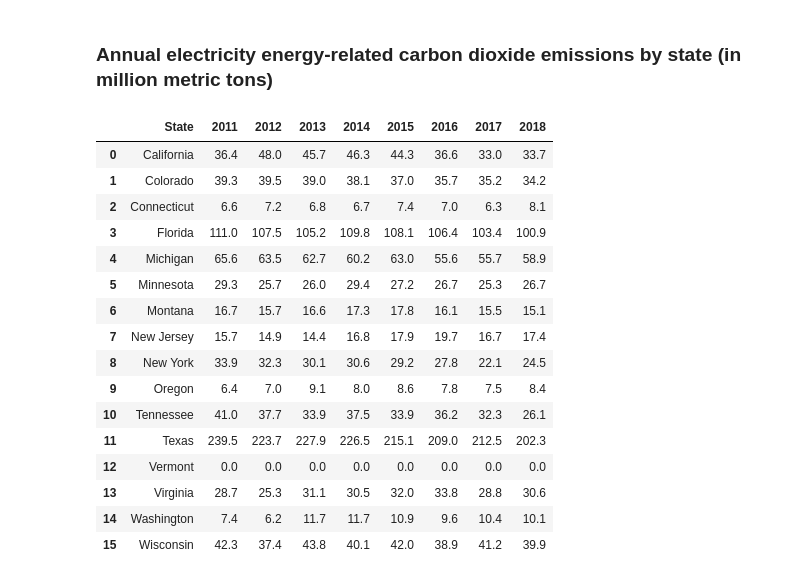
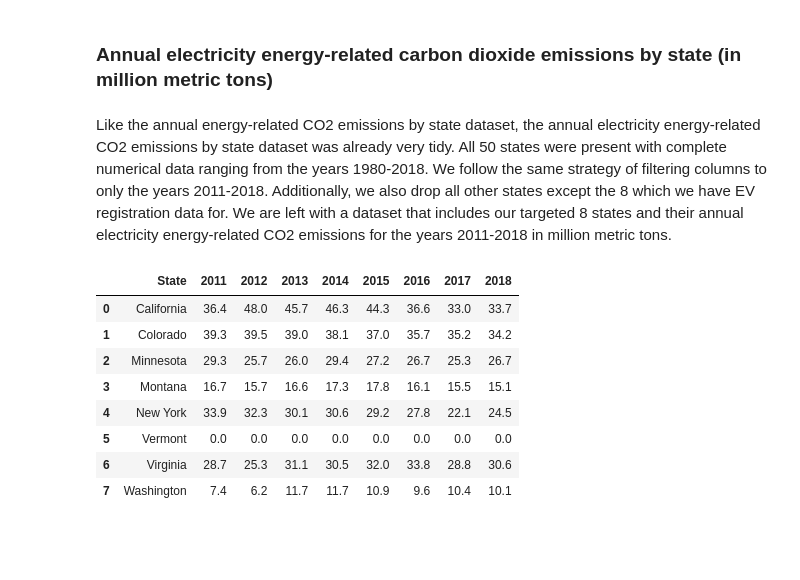
Before and after one commit to michaelgranado/EV-Count-and-CO2-Emissions-Project, a Jupyter notebook: DataCheckpointGroup039-Wi22.ipynb, the cells around one changed output. Cells and saved outputs as stored; diff of their text form; code cells hidden in the pictures; blank space fills up the shorter version.

Commit message:
DataCheckpoint

```diff
--- a/DataCheckpointGroup039-Wi22.ipynb
+++ b/DataCheckpointGroup039-Wi22.ipynb
@@ -58,5 +62,37 @@ states = ["California", "Colorado", "Connecticut", "Florida", "Montana", "Michig
 
 # List of years that the data will be filtered by (2011-2018 inclusive)
 years = range(2011,2019)
+# %%
+
+# There are 16 EV State Registration .csv files which are too big (> 200 M) to be stored Github repo,
+# so instead they are loaded from the web
+state_EV_registrations = ["https://www.atlasevhub.com/public/dmv/ca_ev_registrations_public.csv",
+          "https://www.atlasevhub.com/public/dmv/co_ev_registrations_public.csv",
+          "https://www.atlasevhub.com/public/dmv/ct_ev_registrations_public.csv",
+          "https://www.atlasevhub.com/public/dmv/fl_ev_registrations_public.csv",
+          "https://www.atlasevhub.com/public/dmv/mt_ev_registrations_public.csv",
+          "https://www.atlasevhub.com/public/dmv/mi_ev_registrations_public.csv",
+          "https://www.atlasevhub.com/public/dmv/mn_ev_registrations_public.csv",
+          "https://www.atlasevhub.com/public/dmv/nj_ev_registrations_public.csv",
+          "https://www.atlasevhub.com/public/dmv/ny_ev_registrations_public.csv",
+          "https://www.atlasevhub.com/public/dmv/or_ev_registrations_public.csv",
+          "https://www.atlasevhub.com/public/dmv/tn_ev_registrations_public.csv",
+          "https://www.atlasevhub.com/public/dmv/tx_ev_registrations_public.csv",
+          "https://www.atlasevhub.com/public/dmv/vt_ev_registrations_public.csv",
+          "https://www.atlasevhub.com/public/dmv/va_ev_registrations_public.csv",
+          "https://www.atlasevhub.com/public/dmv/wa_ev_registrations_public.csv",
+          "https://www.atlasevhub.com/public/dmv/wi_ev_registrations_public.csv",]
+
+# Annual Energy Generated by State file is also too big to be stored on Github repo
+annual_energy_by_state = pd.read_excel('https://www.eia.gov/electricity/data/state/annual_generation_state.xls')
+
+# Annual energy-related CO2 emissions by state
+annual_energy_related_CO2_em = pd.read_csv("datawrangling/annual_energy_related_CO2_emissions.csv")
+
+# Annual electric energy-related CO2 emissions by state
+electric_energy_CO2_em_by_state = pd.read_csv("datawrangling/annual_electricity_related_CO2_emissions.csv")
+
+# Annual transportation energy-related CO2 emissions by state
+transportation_energy_CO2_em_by_state = pd.read_excel("datawrangling/annual_transportation_related_CO2_emissions.xlsx")
 # %% [markdown]
 # Data Cleaning
@@ -186,36 +206,28 @@ The data is very clean. From the original dataset, colomns for the years 2000-20
 # %% [markdown]
 ### Annual electricity energy-related carbon dioxide emissions by state (in million metric tons)
+# %% [markdown]
+Like the annual energy-related CO2 emissions by state dataset, the annual electricity energy-related CO2 emissions by state dataset was already very tidy. All 50 states were present with complete numerical data ranging from the years 1980-2018. We follow the same strategy of filtering columns to only the years 2011-2018. Additionally, we also drop all other states except the 8 which we have EV registration data for. We are left with a dataset that includes our targeted 8 states and their annual electricity energy-related CO2 emissions for the years 2011-2018 in million metric tons.
 # %%
 ## Annual electricity energy-related carbon dioxide emissions by state (in million metric tons)
 
-# Reading in the dataset as a csv (modified from original to exclude empty rows and column names)
-electric_energy_CO2_by_state = pd.read_csv("datawrangling/annual_electricity_related_CO2_emissions.csv")
-
 # Filtering by the states in the EV dataset
-electric_energy_CO2_by_state = electric_energy_CO2_by_state.loc[(electric_energy_CO2_by_state["State"].isin(states))]
+electric_energy_CO2_em_by_state = electric_energy_CO2_em_by_state.loc[(electric_energy_CO2_em_by_state["State"].isin(states))]
 
 # Filtering from the years 2011 to 2018
 str_years = [str(i) for i in years]
-electric_energy_CO2_by_state = electric_energy_CO2_by_state[["State"] + str_years]
+electric_energy_CO2_em_by_state = electric_energy_CO2_em_by_state[["State"] + str_years]
 
 # Resetting the indices of the dataframe
-electric_energy_CO2_by_state.reset_index(drop=True, inplace=True)
-electric_energy_CO2_by_state
+electric_energy_CO2_em_by_state.reset_index(drop=True, inplace=True)
+
+electric_energy_CO2_em_by_state
 # %% [output]
 |  | State | 2011 | 2012 | 2013 | 2014 | 2015 | 2016 | 2017 | 2018 |
 | 0 | California | 36.4 | 48.0 | 45.7 | 46.3 | 44.3 | 36.6 | 33.0 | 33.7 |
 | 1 | Colorado | 39.3 | 39.5 | 39.0 | 38.1 | 37.0 | 35.7 | 35.2 | 34.2 |
-| 2 | Connecticut | 6.6 | 7.2 | 6.8 | 6.7 | 7.4 | 7.0 | 6.3 | 8.1 |
-| 3 | Florida | 111.0 | 107.5 | 105.2 | 109.8 | 108.1 | 106.4 | 103.4 | 100.9 |
-| 4 | Michigan | 65.6 | 63.5 | 62.7 | 60.2 | 63.0 | 55.6 | 55.7 | 58.9 |
-| 5 | Minnesota | 29.3 | 25.7 | 26.0 | 29.4 | 27.2 | 26.7 | 25.3 | 26.7 |
-| 6 | Montana | 16.7 | 15.7 | 16.6 | 17.3 | 17.8 | 16.1 | 15.5 | 15.1 |
-| 7 | New Jersey | 15.7 | 14.9 | 14.4 | 16.8 | 17.9 | 19.7 | 16.7 | 17.4 |
-| 8 | New York | 33.9 | 32.3 | 30.1 | 30.6 | 29.2 | 27.8 | 22.1 | 24.5 |
-| 9 | Oregon | 6.4 | 7.0 | 9.1 | 8.0 | 8.6 | 7.8 | 7.5 | 8.4 |
-| 10 | Tennessee | 41.0 | 37.7 | 33.9 | 37.5 | 33.9 | 36.2 | 32.3 | 26.1 |
-| 11 | Texas | 239.5 | 223.7 | 227.9 | 226.5 | 215.1 | 209.0 | 212.5 | 202.3 |
-| 12 | Vermont | 0.0 | 0.0 | 0.0 | 0.0 | 0.0 | 0.0 | 0.0 | 0.0 |
-| 13 | Virginia | 28.7 | 25.3 | 31.1 | 30.5 | 32.0 | 33.8 | 28.8 | 30.6 |
-| 14 | Washington | 7.4 | 6.2 | 11.7 | 11.7 | 10.9 | 9.6 | 10.4 | 10.1 |
-| 15 | Wisconsin | 42.3 | 37.4 | 43.8 | 40.1 | 42.0 | 38.9 | 41.2 | 39.9 |
+| 2 | Minnesota | 29.3 | 25.7 | 26.0 | 29.4 | 27.2 | 26.7 | 25.3 | 26.7 |
+| 3 | Montana | 16.7 | 15.7 | 16.6 | 17.3 | 17.8 | 16.1 | 15.5 | 15.1 |
+| 4 | New York | 33.9 | 32.3 | 30.1 | 30.6 | 29.2 | 27.8 | 22.1 | 24.5 |
+| 5 | Vermont | 0.0 | 0.0 | 0.0 | 0.0 | 0.0 | 0.0 | 0.0 | 0.0 |
+| 6 | Virginia | 28.7 | 25.3 | 31.1 | 30.5 | 32.0 | 33.8 | 28.8 | 30.6 |
+| 7 | Washington | 7.4 | 6.2 | 11.7 | 11.7 | 10.9 | 9.6 | 10.4 | 10.1 |
```
Also changed, not shown: parts of 22 cells of this notebook.
